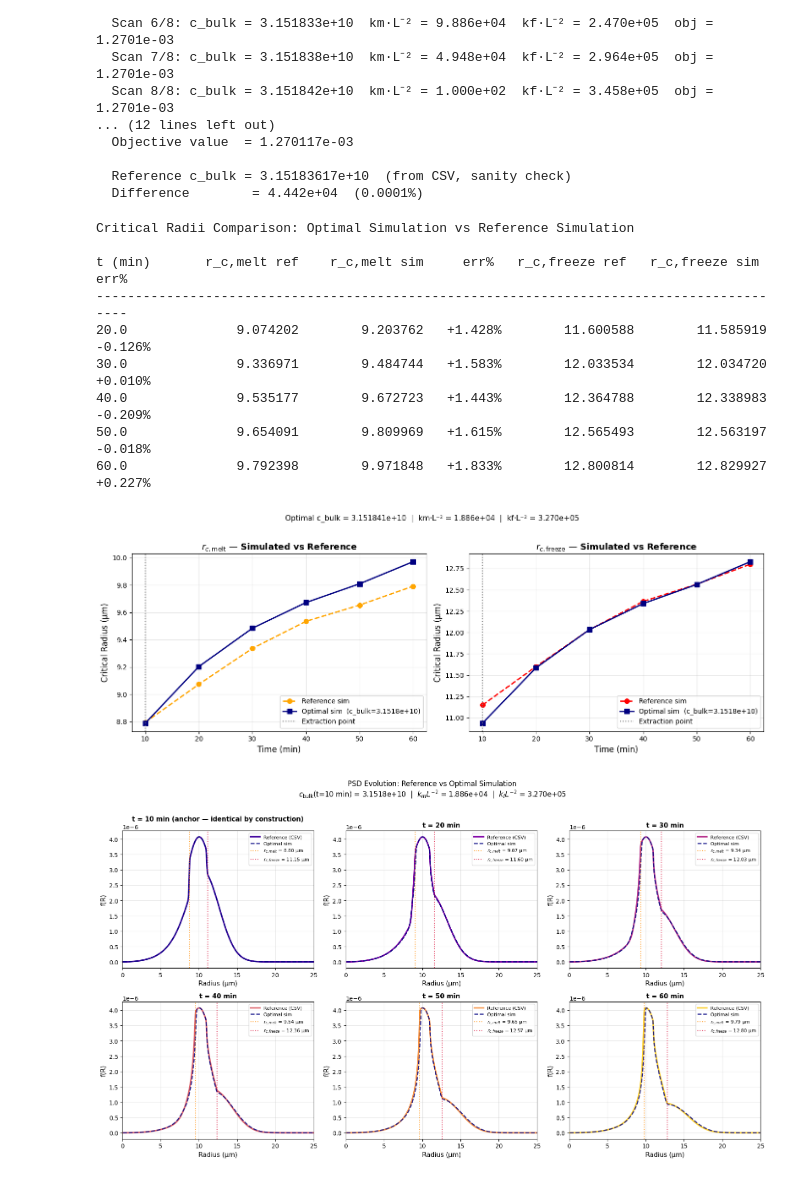
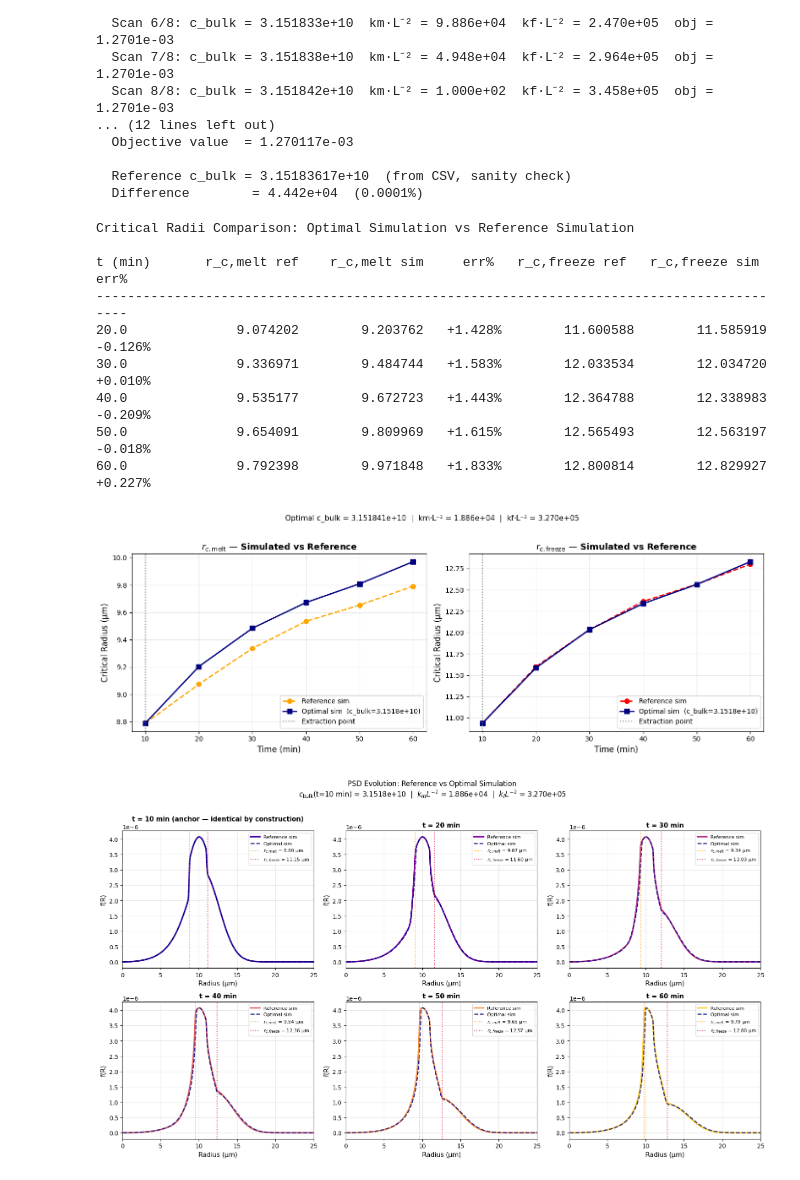
Before and after one commit to jeongmoon2006/Ice_recrystallization_inhibition, a Jupyter notebook: extract_AFP_constants.ipynb, the cells around one changed output. Drawn from its saved outputs; the diff is of its cells as text; code cells hidden in the pictures.

Commit message:
Add extract_AFP_onstants.ipynb

```diff
--- a/extract_AFP_constants.ipynb
+++ b/extract_AFP_constants.ipynb
@@ -564,42 +472,42 @@ fig, axes = plt.subplots(1, 2, figsize=(14, 5))
 t_full = np.array([10.0, *ref_times_min])         # include t=10min as anchor
 rm_full   = np.array([r_c_melt_extracted,   *r_melt_opt])
 rf_full   = np.array([r_c_freeze_extracted, *r_freeze_opt])
-rm_ref_full   = np.array([r_c_melt_sim,   *ref_r_melt])
-rf_ref_full   = np.array([r_c_freeze_sim, *ref_r_freeze])
+rm_ref_full   = np.array([r_c_melt_extracted,   *ref_r_melt])
+rf_ref_full   = np.array([r_c_freeze_extracted, *ref_r_freeze])
 
 for ax, sim_vals, ref_vals, label, color in [
     (axes[0], rm_full, rm_ref_full, r'$r_{c,\mathrm{melt}}$', 'orange'),
     (axes[1], rf_full, rf_ref_full, r'$r_{c,\mathrm{freeze}}$', 'red'),
 ]:
     ax.plot(t_full, ref_vals, 'o--', color=color, linewidth=2, markersize=7,
             label='Reference sim')
     ax.plot(t_full, sim_vals, 's-',  color='navy', linewidth=2, markersize=7,
             label=f'Optimal sim  (c_bulk={c_bulk_opt:.4e})')
     ax.axvline(10.0, color='gray', linestyle=':', linewidth=1.5, label='Extraction point')
     ax.set_xlabel('Time (min)', fontsize=12)
     ax.set_ylabel('Critical Radius (µm)', fontsize=12)
     ax.set_title(f'{label} — Simulated vs Reference', fontsize=13, fontweight='bold')
     ax.legend(fontsize=10)
     ax.grid(True, alpha=0.3)
 
 plt.suptitle(
     f'Optimal c_bulk = {c_bulk_opt:.6e}  |  '
     f'km·L⁻² = {km_invL2_opt:.3e}  |  kf·L⁻² = {kf_invL2_opt:.3e}',
     fontsize=11, y=1.02
 )
 plt.tight_layout()
 plt.show()
 # %% [output]
 Critical Radii Comparison: Optimal Simulation vs Reference Simulation
 
 t (min)       r_c,melt ref    r_c,melt sim     err%   r_c,freeze ref   r_c,freeze sim     err%
 ------------------------------------------------------------------------------------------
 20.0              9.074202        9.203762   +1.428%        11.600588        11.585919   -0.126%
 30.0              9.336971        9.484744   +1.583%        12.033534        12.034720   +0.010%
 40.0              9.535177        9.672723   +1.443%        12.364788        12.338983   -0.209%
 50.0              9.654091        9.809969   +1.615%        12.565493        12.563197   -0.018%
 60.0              9.792398        9.971848   +1.833%        12.800814        12.829927   +0.227%
-[figure, old version]
+[figure, new version]
 # %%
 
 # ── PSD Evolution: Reference vs Optimal Simulation ─────────────────────────
```
Also changed, not shown: parts of 3 cells of this notebook.
